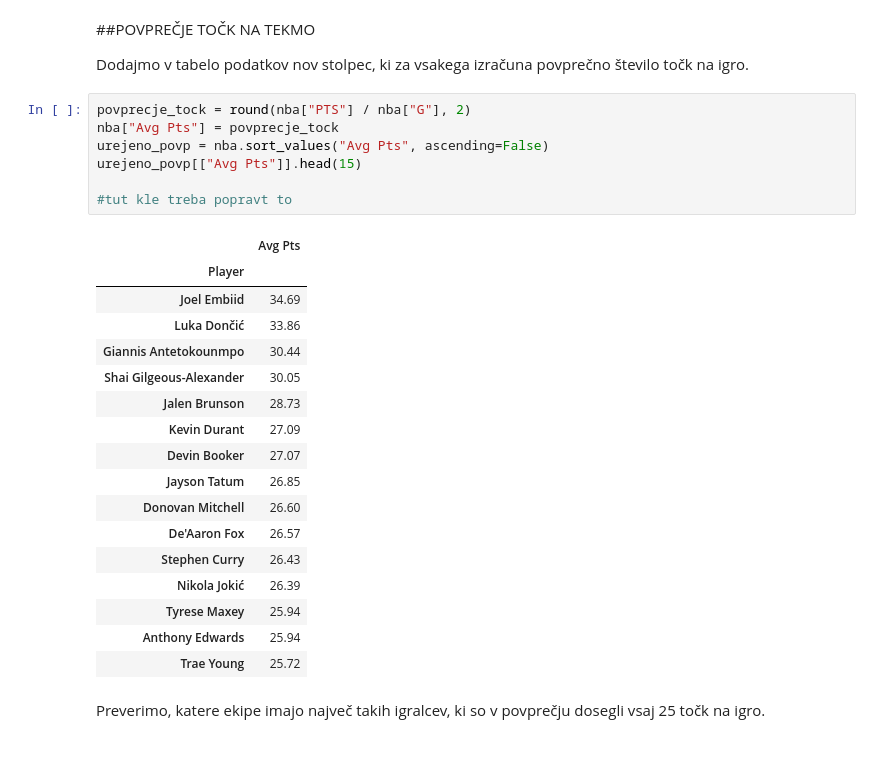
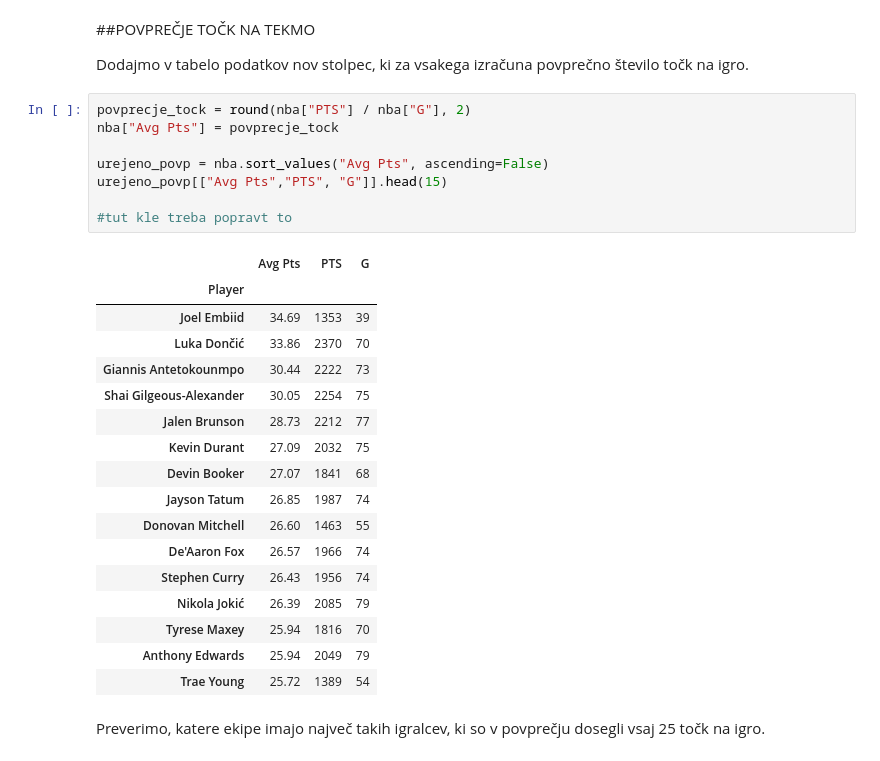
Before and after one commit to elizapecoraro/Eliza-Pecoraro-Projektna-naloga-UVP, a Jupyter notebook: analiza.ipynb, the cells around one changed output. Saved outputs shown, nothing was run; the diff lists cells and outputs as text.

```diff
--- a/analiza.ipynb
+++ b/analiza.ipynb
@@ -335,28 +335,29 @@ Dodajmo v tabelo podatkov nov stolpec, ki za vsakega izračuna povprečno števi
 # %%
 povprecje_tock = round(nba["PTS"] / nba["G"], 2)
 nba["Avg Pts"] = povprecje_tock
+
 urejeno_povp = nba.sort_values("Avg Pts", ascending=False)
-urejeno_povp[["Avg Pts"]].head(15)
+urejeno_povp[["Avg Pts","PTS", "G"]].head(15)
 
 #tut kle treba popravt to
 # %% [output]
-|  | Avg Pts |
-| Player |  |
-| Joel Embiid | 34.69 |
-| Luka Dončić | 33.86 |
-| Giannis Antetokounmpo | 30.44 |
-| Shai Gilgeous-Alexander | 30.05 |
-| Jalen Brunson | 28.73 |
-| Kevin Durant | 27.09 |
-| Devin Booker | 27.07 |
-| Jayson Tatum | 26.85 |
-| Donovan Mitchell | 26.60 |
-| De'Aaron Fox | 26.57 |
-| Stephen Curry | 26.43 |
-| Nikola Jokić | 26.39 |
-| Tyrese Maxey | 25.94 |
-| Anthony Edwards | 25.94 |
-| Trae Young | 25.72 |
+|  | Avg Pts | PTS | G |
+| Player |  |  |  |
+| Joel Embiid | 34.69 | 1353 | 39 |
+| Luka Dončić | 33.86 | 2370 | 70 |
+| Giannis Antetokounmpo | 30.44 | 2222 | 73 |
+| Shai Gilgeous-Alexander | 30.05 | 2254 | 75 |
+| Jalen Brunson | 28.73 | 2212 | 77 |
+| Kevin Durant | 27.09 | 2032 | 75 |
+| Devin Booker | 27.07 | 1841 | 68 |
+| Jayson Tatum | 26.85 | 1987 | 74 |
+| Donovan Mitchell | 26.60 | 1463 | 55 |
+| De'Aaron Fox | 26.57 | 1966 | 74 |
+| Stephen Curry | 26.43 | 1956 | 74 |
+| Nikola Jokić | 26.39 | 2085 | 79 |
+| Tyrese Maxey | 25.94 | 1816 | 70 |
+| Anthony Edwards | 25.94 | 2049 | 79 |
+| Trae Young | 25.72 | 1389 | 54 |
 # %% [markdown]
 Preverimo, katere ekipe imajo največ takih igralcev, ki so v povprečju dosegli vsaj 25 točk na igro.
 # %%
```
